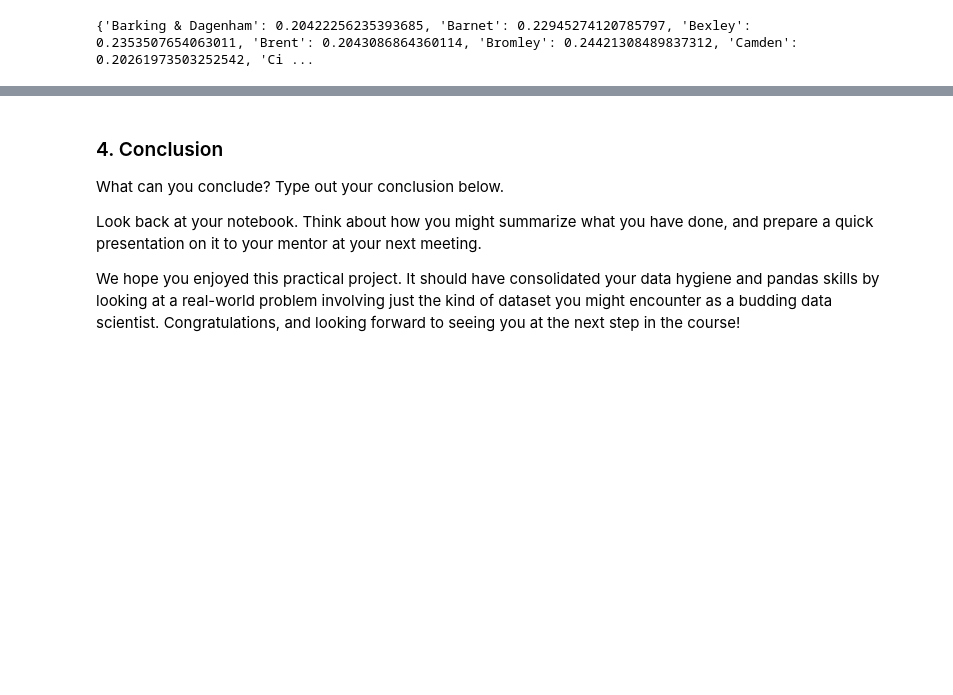
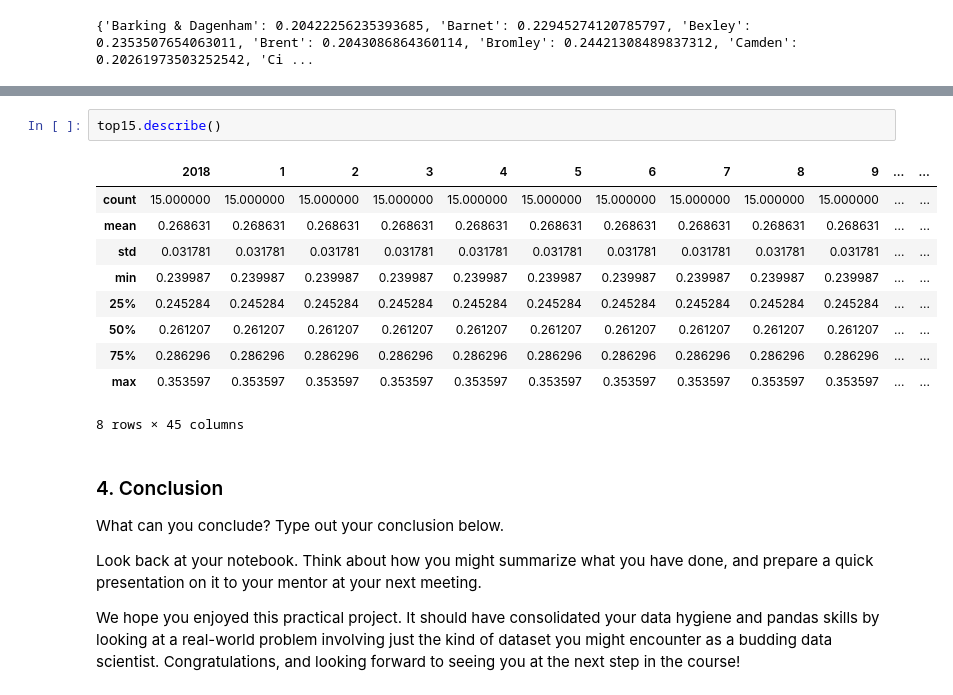
Before and after one commit to alisonreneelao/springboard, a Jupyter notebook: Unit 4 Challenge - Tier 3.ipynb, the cells around one changed output, grey strips where cells are left out. Saved outputs shown, nothing was run; the diff lists cells and outputs as text; blank space fills up the shorter version.

```diff
--- a/Unit 4 Challenge - Tier 3.ipynb
+++ b/Unit 4 Challenge - Tier 3.ipynb
@@ -290,3 +359,16 @@ ValueError: If using all scalar values, you must pass an index
+# %%
+top15.describe()
+# %% [output]
+|  | 2018 | 1 | 2 | 3 | 4 | 5 | 6 | 7 | 8 | 9 | ... | ... |
+| count | 15.000000 | 15.000000 | 15.000000 | 15.000000 | 15.000000 | 15.000000 | 15.000000 | 15.000000 | 15.000000 | 15.000000 | ... | ... |
+| mean | 0.268631 | 0.268631 | 0.268631 | 0.268631 | 0.268631 | 0.268631 | 0.268631 | 0.268631 | 0.268631 | 0.268631 | ... | ... |
+| std | 0.031781 | 0.031781 | 0.031781 | 0.031781 | 0.031781 | 0.031781 | 0.031781 | 0.031781 | 0.031781 | 0.031781 | ... | ... |
+| min | 0.239987 | 0.239987 | 0.239987 | 0.239987 | 0.239987 | 0.239987 | 0.239987 | 0.239987 | 0.239987 | 0.239987 | ... | ... |
+| 25% | 0.245284 | 0.245284 | 0.245284 | 0.245284 | 0.245284 | 0.245284 | 0.245284 | 0.245284 | 0.245284 | 0.245284 | ... | ... |
+| 50% | 0.261207 | 0.261207 | 0.261207 | 0.261207 | 0.261207 | 0.261207 | 0.261207 | 0.261207 | 0.261207 | 0.261207 | ... | ... |
+| 75% | 0.286296 | 0.286296 | 0.286296 | 0.286296 | 0.286296 | 0.286296 | 0.286296 | 0.286296 | 0.286296 | 0.286296 | ... | ... |
+| max | 0.353597 | 0.353597 | 0.353597 | 0.353597 | 0.353597 | 0.353597 | 0.353597 | 0.353597 | 0.353597 | 0.353597 | ... | ... |
+8 rows × 45 columns
 # %% [markdown]
 ### 4. Conclusion
 What can you conclude? Type out your conclusion below.
```
Also changed, not shown: parts of 7 cells of this notebook.
